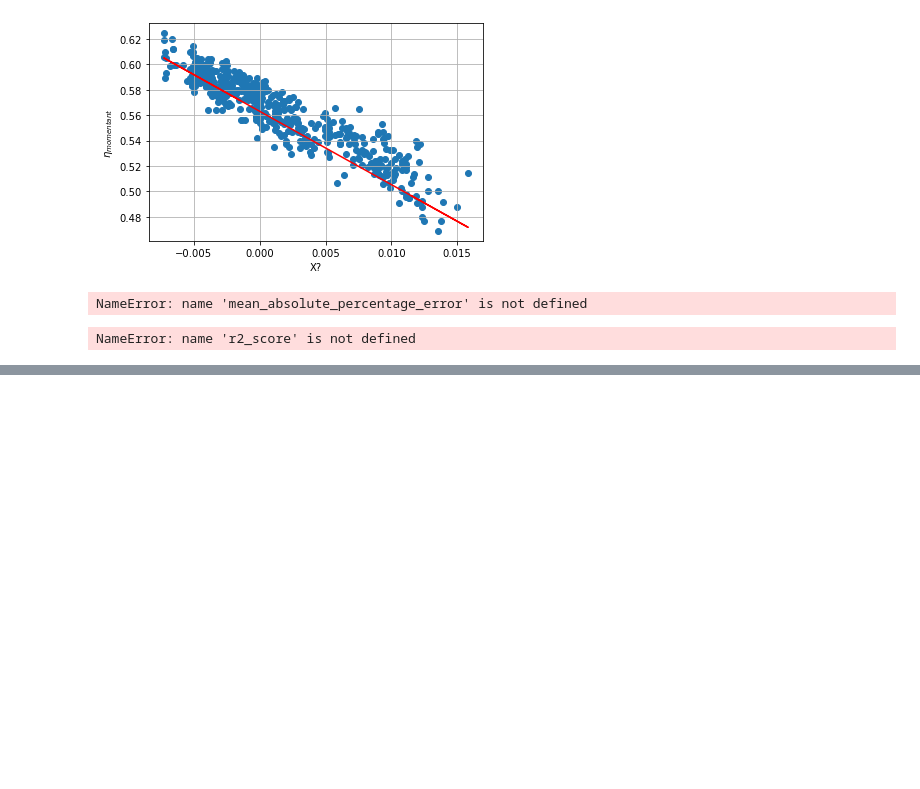
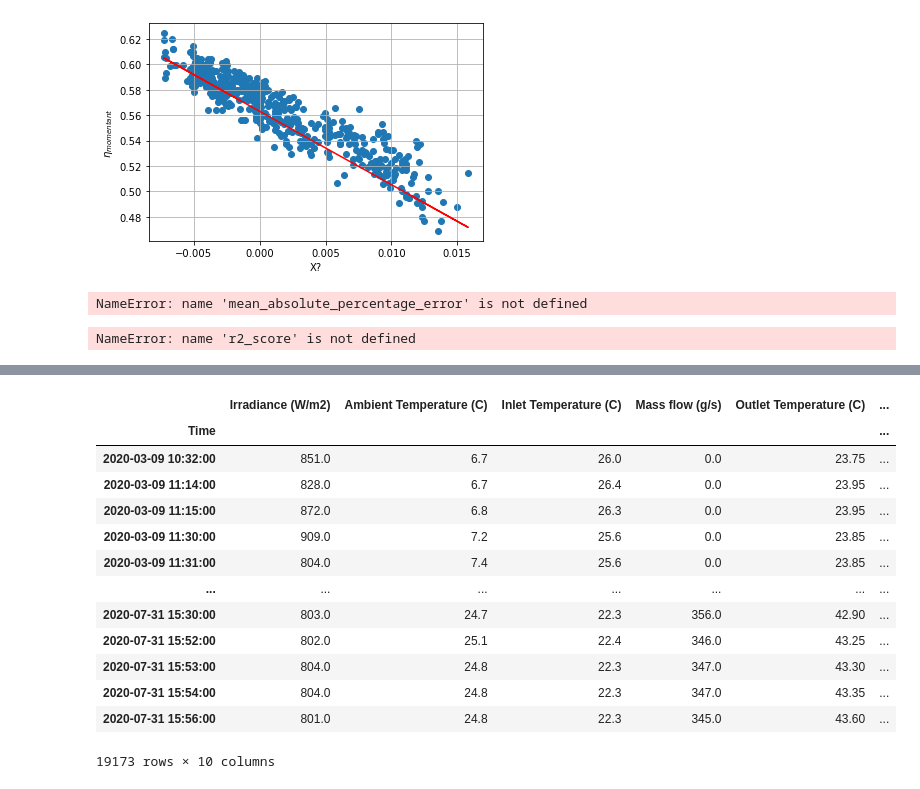
Before and after one commit to stianteien/FYS375-Solcelle, a Jupyter notebook: Databehandling.ipynb, the cells around one changed output, grey strips where cells are left out. Saved outputs shown, nothing was run; the diff lists cells and outputs as text; code cells hidden in the pictures; blank space fills up the shorter version.

```diff
--- a/Databehandling.ipynb
+++ b/Databehandling.ipynb
@@ -280,0 +283,2 @@ NameError: name 'r2_score' is not defined
+# %%
+data = pd.read_csv("Måledata_mars_juli_2021.csv")
@@ -280,0 +353,17 @@ NameError: name 'r2_score' is not defined
+# %%
+data[data["Irradiance (W/m2)"]> 800]
+# %% [output]
+|  | Irradiance (W/m2) | Ambient Temperature (C) | Inlet Temperature (C) | Mass flow (g/s) | Outlet Temperature (C) | ... |
+| Time |  |  |  |  |  | ... |
+| 2020-03-09 10:32:00 | 851.0 | 6.7 | 26.0 | 0.0 | 23.75 | ... |
+| 2020-03-09 11:14:00 | 828.0 | 6.7 | 26.4 | 0.0 | 23.95 | ... |
+| 2020-03-09 11:15:00 | 872.0 | 6.8 | 26.3 | 0.0 | 23.95 | ... |
+| 2020-03-09 11:30:00 | 909.0 | 7.2 | 25.6 | 0.0 | 23.85 | ... |
+| 2020-03-09 11:31:00 | 804.0 | 7.4 | 25.6 | 0.0 | 23.85 | ... |
+| ... | ... | ... | ... | ... | ... | ... |
+| 2020-07-31 15:30:00 | 803.0 | 24.7 | 22.3 | 356.0 | 42.90 | ... |
+| 2020-07-31 15:52:00 | 802.0 | 25.1 | 22.4 | 346.0 | 43.25 | ... |
+| 2020-07-31 15:53:00 | 804.0 | 24.8 | 22.3 | 347.0 | 43.30 | ... |
+| 2020-07-31 15:54:00 | 804.0 | 24.8 | 22.3 | 347.0 | 43.35 | ... |
+| 2020-07-31 15:56:00 | 801.0 | 24.8 | 22.3 | 345.0 | 43.60 | ... |
+19173 rows × 10 columns
```
Also changed, not shown: parts of 8 cells of this notebook.
